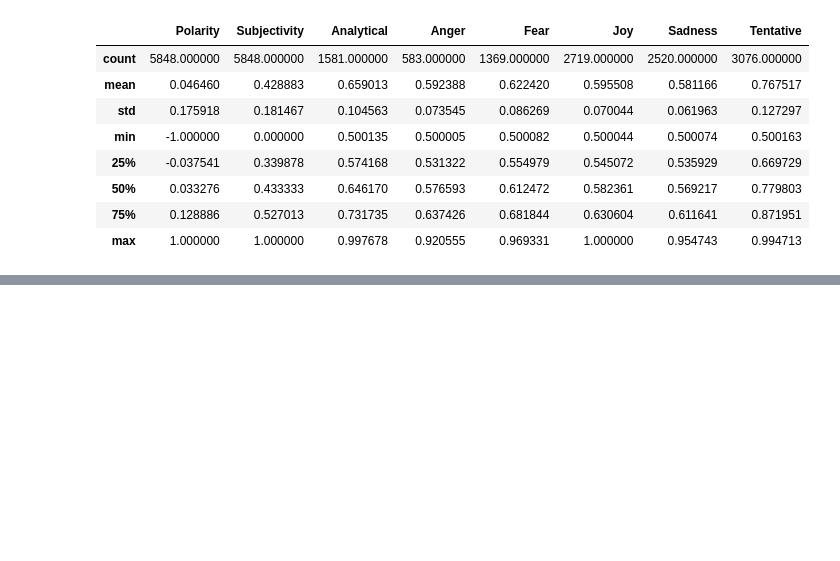
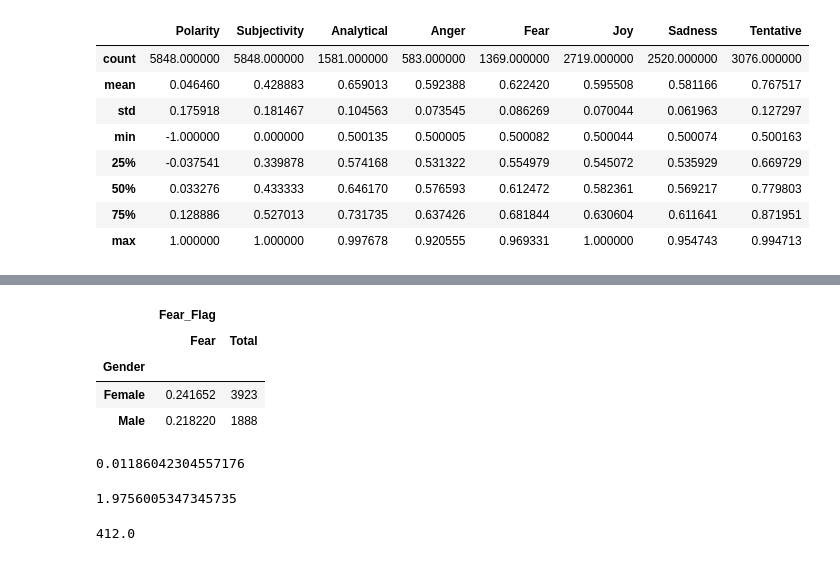
Before and after one commit to MekdiYilma/dreams, a Jupyter notebook: EDA/tone_analysis_on_SDDb.ipynb, the cells around one changed output, grey strips where cells are left out. Cells and saved outputs as stored; diff of their text form; code cells hidden in the pictures; blank space fills up the shorter version.

```diff
--- a/EDA/tone_analysis_on_SDDb.ipynb
+++ b/EDA/tone_analysis_on_SDDb.ipynb
@@ -224,0 +320,31 @@ dream_df.describe()
+# %%
+p_fear = dream_gender_df.groupby('Gender').agg(['mean', 'count'])[['Fear_Flag']]
+p_fear.rename(columns={'mean':'Fear','count':'Total'}, inplace=True)
+# p_fear.reset_index(inplace=True)
+p_fear
+# %% [output]
+|  | Fear_Flag |  |
+|  | Fear | Total |
+| Gender |  |  |
+| Female | 0.241652 | 3923 |
+| Male | 0.218220 | 1888 |
+# %%
+p_female = p_fear.Fear_Flag.Fear['Female']
+p_male = p_fear.Fear_Flag.Fear['Male']
+p_total = dream_gender_df.Fear_Flag.sum()/dream_gender_df.Fear_Flag.count()
+n_female = p_fear.Fear_Flag.Total['Female']
+n_male = p_fear.Fear_Flag.Total['Male']
+
+
+se = np.sqrt(p_total*(1-p_total)*(1/n_female + 1/n_male))
+se
+# %% [output]
+0.01186042304557176
+# %%
+(p_female - p_male)/se
+# %% [output]
+1.9756005347345735
+# %%
+p_male*1888
+# %% [output]
+412.0
```
Also changed, not shown: parts of 11 cells of this notebook, 9 other files.
